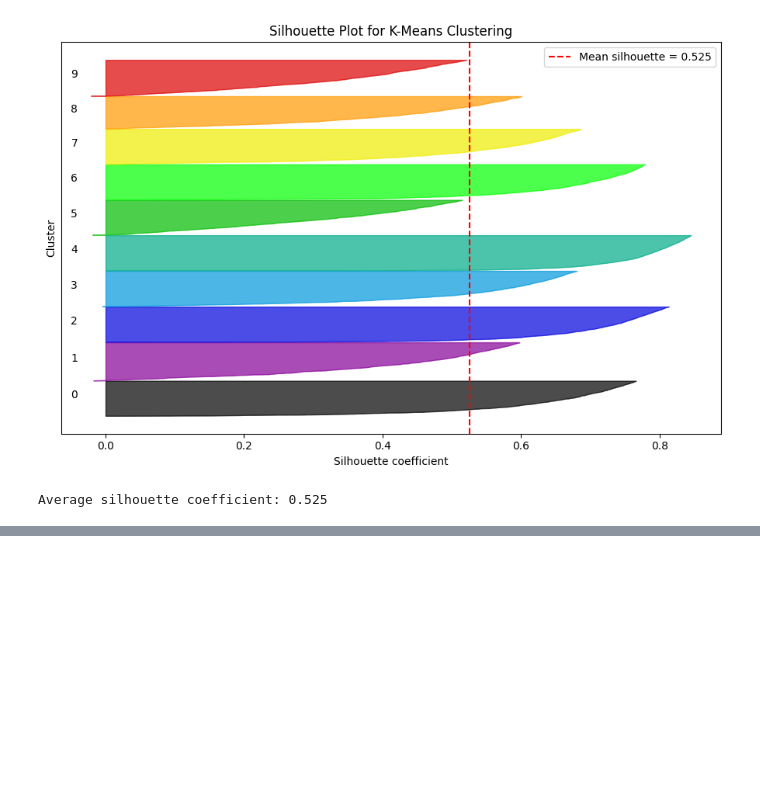
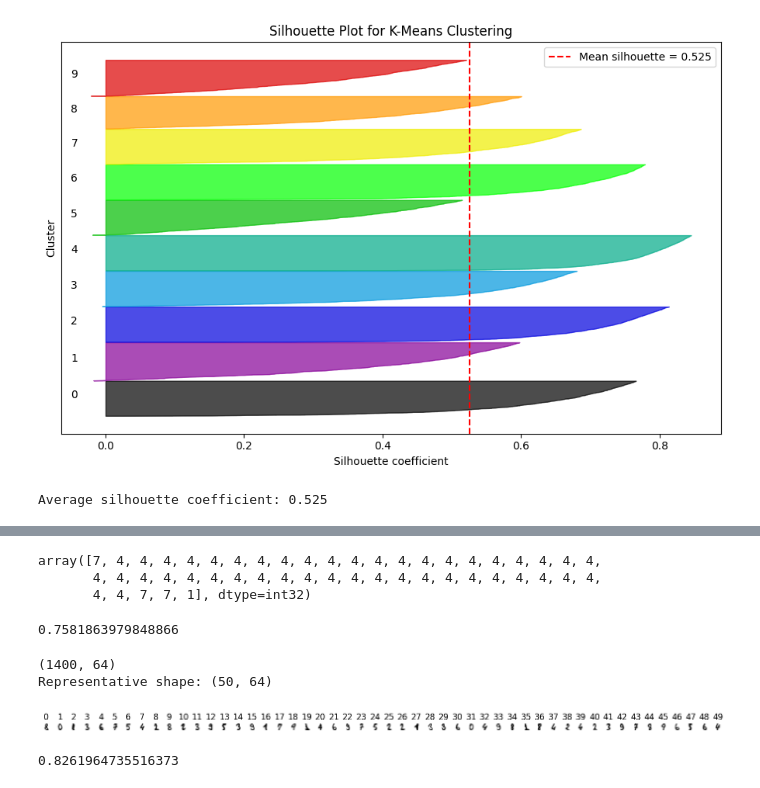
Before and after one commit to SiyamX7/MachineLearning, a Jupyter notebook: Book/chapter_6.ipynb, the cells around one changed output, grey strips where cells are left out. Drawn from its saved outputs; the diff is of its cells as text; code cells hidden in the pictures; blank space fills up the shorter version.

```diff
--- a/Book/chapter_6.ipynb
+++ b/Book/chapter_6.ipynb
@@ -409,0 +495,67 @@ Average silhouette coefficient: 0.525
+# %%
+kmeans.labels_[1111:1160]
+
+# উদাহরণস্বরূপ:
+# [1, 1, 1, 0, 0, 2, 2, 3, 1, 0]
+# %% [output]
+array([7, 4, 4, 4, 4, 4, 4, 4, 4, 4, 4, 4, 4, 4, 4, 4, 4, 4, 4, 4, 4, 4,
+       4, 4, 4, 4, 4, 4, 4, 4, 4, 4, 4, 4, 4, 4, 4, 4, 4, 4, 4, 4, 4, 4,
+       4, 4, 7, 7, 1], dtype=int32)
+# %%
+from sklearn.datasets import load_digits
+
+X_digits, y_digits = load_digits(return_X_y=True)
+
+X_train, y_train = X_digits[:1400], y_digits[:1400]
+X_test, y_test = X_digits[1400:], y_digits[1400:]
+# %%
+from sklearn.linear_model import LogisticRegression
+
+n_labeled = 50
+
+log_reg = LogisticRegression(max_iter=10000)
+
+log_reg.fit(X_train[:n_labeled], y_train[:n_labeled])
+
+log_reg.score(X_test, y_test)
+# %% [output]
+0.7581863979848866
+# %%
+from sklearn.cluster import KMeans
+import numpy as np
+import matplotlib.pyplot as plt
+
+# 1. Digits dataset-এর training data
+print(X_train.shape)  # (1400, 64)
+
+# 2. K-Means train
+k = 50
+kmeans = KMeans(n_clusters=k, random_state=42, n_init="auto")
+kmeans.fit(X_train)
+
+# 3. প্রতিটি image থেকে তার nearest centroid-এর দূরত্ব
+X_digits_dist = kmeans.transform(X_train)
+
+# 4. প্রতিটি cluster-এর সবচেয়ে কাছের image-এর index
+representative_digit_idx = X_digits_dist.argmin(axis=0)
+
+# 5. সঠিক training data থেকে representative image
+X_representative_digits = X_train[representative_digit_idx]
+
+print("Representative shape:", X_representative_digits.shape)
+# প্রত্যাশিত: (50, 64)
+
+# 6. ৫০টি image দেখাও
+fig, axes = plt.subplots(1, 50, figsize=(14, 7))
+
+for i, ax in enumerate(axes.flat):
+    ax.imshow(X_representative_digits[i].reshape(8, 8), cmap="binary")
+    ax.set_title(str(i))
+    ax.axis("off")
+
+plt.tight_layout()
+plt.show()
+# %% [output]
+(1400, 64)
+Representative shape: (50, 64)
+[figure, added]
@@ -409,0 +570,11 @@ Average silhouette coefficient: 0.525
+# %%
+log_reg = LogisticRegression(max_iter=10_000)
+
+log_reg.fit(
+    X_representative_digits,
+    y_representative_digits
+)
+
+log_reg.score(X_test, y_test)
+# %% [output]
+0.8261964735516373
```
Also changed, not shown: parts of 3 cells of this notebook, 7 other files.
